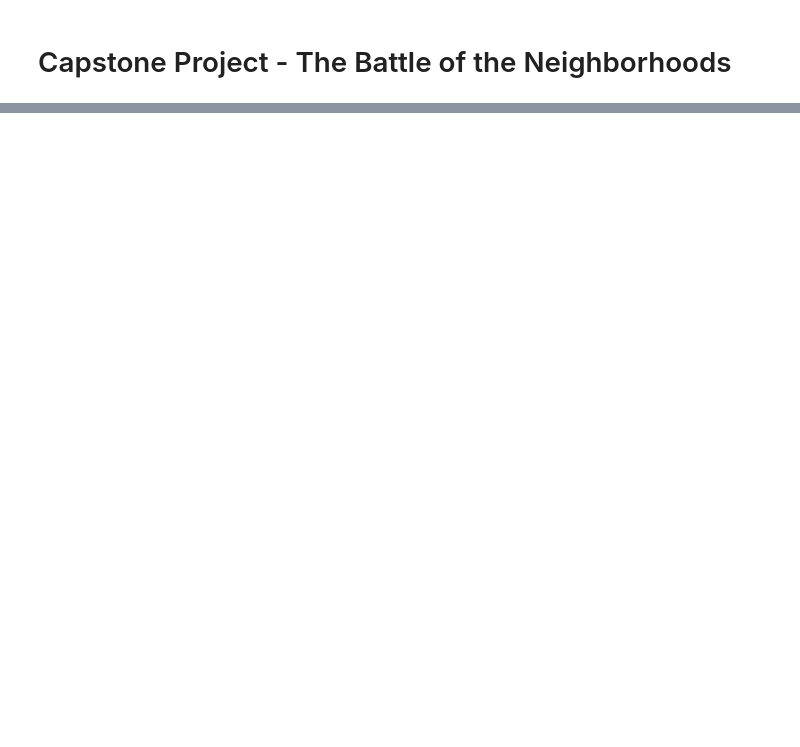
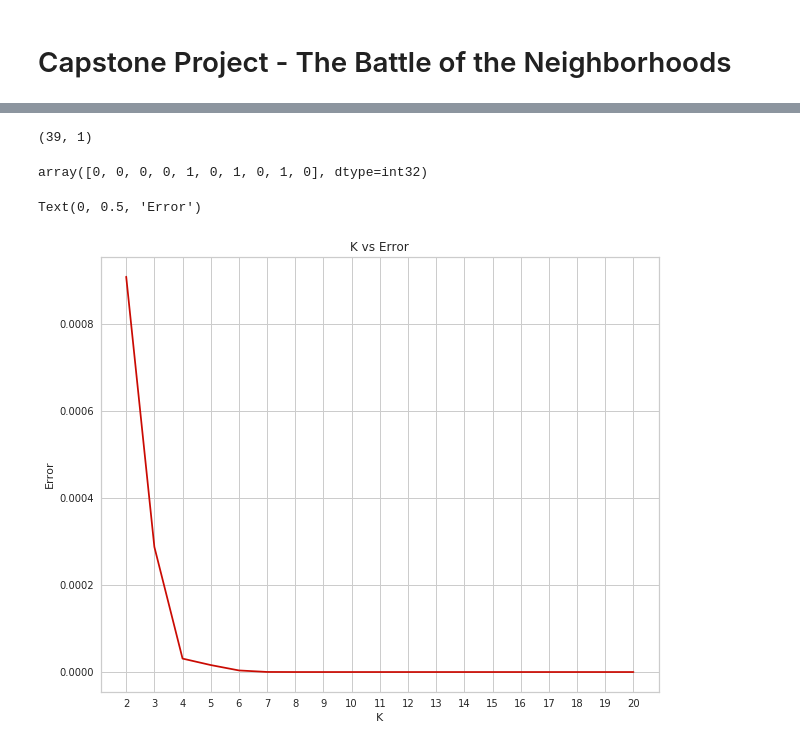
Before and after one commit to sankarramamurthy/Coursera_Capstone_Project, a Jupyter notebook: Coursera_Capstone_Project_Notebook.ipynb, the cells around one changed output, grey strips where cells are left out. Drawn from its saved outputs; the diff is of its cells as text; code cells hidden in the pictures; blank space fills up the shorter version.

```diff
--- a/Coursera_Capstone_Project_Notebook.ipynb
+++ b/Coursera_Capstone_Project_Notebook.ipynb
@@ -38,0 +422,28 @@ The data requirements for this project are as follows:
+# %%
+kmeans = KMeans(n_clusters=3, init='k-means++', max_iter=15, random_state=8)
+X = ind.drop(['Neighborhood'], axis=1)
+print(X.shape)
+# %% [output]
+(39, 1)
+# %%
+kmeans.fit(X)
+kmeans.labels_[0:10]
+# %% [output]
+array([0, 0, 0, 0, 1, 0, 1, 0, 1, 0], dtype=int32)
+# %%
+def get_inertia(n_clusters):
+    km = KMeans(n_clusters=n_clusters, init='k-means++', max_iter=15, random_state=8)
+    km.fit(X)
+    return km.inertia_
+# %%
+scores = [get_inertia(x) for x in range(2, 21)]
+# %%
+plt.figure(figsize=[10, 8])
+sns.lineplot(x=range(2, 21), y=scores, color='r')
+plt.title("K vs Error")
+plt.xticks(range(2, 21))
+plt.xlabel("K")
+plt.ylabel("Error")
+# %% [output]
+Text(0, 0.5, 'Error')
+[figure, added]
```
Also changed, not shown: parts of 74 cells of this notebook.
